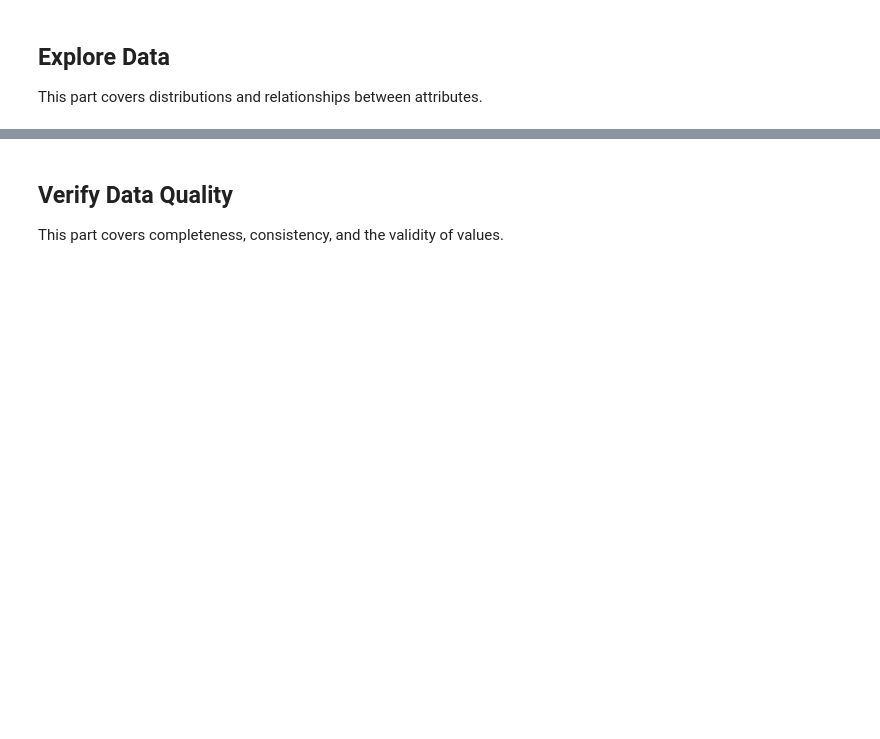
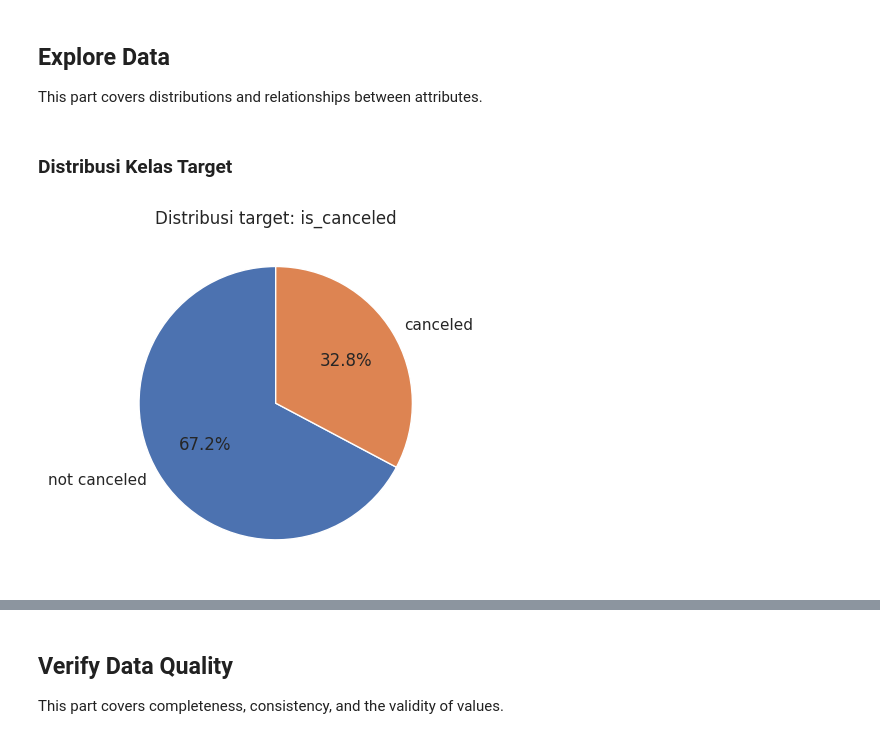
Before and after one commit to EliWidjojo/IF3170_G28_HaalinghamJayaAO3, a Jupyter notebook: notebooks/Notebook Tugas Besar 2 IF3170 Inteligensi Artifisial 2026-2027..ipynb, the cells around one changed output, grey strips where cells are left out. Saved outputs shown, nothing was run; the diff lists cells and outputs as text; code cells hidden in the pictures; blank space fills up the shorter version.

```diff
--- a/notebooks/Notebook Tugas Besar 2 IF3170 Inteligensi Artifisial 2026-2027..ipynb
+++ b/notebooks/Notebook Tugas Besar 2 IF3170 Inteligensi Artifisial 2026-2027..ipynb
@@ -119,6 +151,8 @@ class Settings:
     DATA_DIR = Path("data")
     OUTPUT_DIR = Path("output")
     TARGET = "is_canceled"
+    NUM_COLS = ["num_adults", "num_children", "weekend_nights", "weekday_nights", "days_before_arrival", "prior_cancellations", "prior_completed_bookings", "nightly_rate_idr", "special_requests"]
+    CAT_COLS = ["meal_package", "needs_parking", "room_category", "booking_channel", "is_returning_guest", "arrival_year", "arrival_month", "arrival_day"]
     VALIDATION_SIZE = 0.20
     OUTLIER_IQR_FACTOR = 1.5
     APPLY_PCA = False
@@ -190,27 +295,18 @@ This part covers distributions and relationships between attributes.
+# %% [markdown]
+### Distribusi Kelas Target
 # %%
-# Distribusi target
-if CFG.TARGET in train_df.columns:
-    display(train_df[CFG.TARGET].value_counts(dropna=False).to_frame("jumlah"))
-    display(
-        train_df[CFG.TARGET]
-        .value_counts(normalize=True, dropna=False)
-        .mul(100)
-        .round(2)
-        .to_frame("persentase (%)")
-    )
+target_counts = train_df[CFG.TARGET].value_counts().sort_index()
 
-# Distribusi beberapa atribut numerik
-numeric_preview = train_df.select_dtypes(include=np.number).columns[:6]
-if len(numeric_preview) > 0:
-    train_df[numeric_preview].hist(figsize=(14, 8), bins=30)
-    plt.tight_layout()
-    plt.show()
-
-# Korelasi atribut numerik (termasuk target angka)
-numeric_df = train_df.select_dtypes(include=np.number)
-if numeric_df.shape[1] > 1:
-    plt.figure(figsize=(12, 9))
-    sns.heatmap(numeric_df.corr(), cmap="coolwarm", center=0)
-    plt.title("Korelasi Atribut Numerik")
-    plt.tight_layout()
-    plt.show()
+fig, ax = plt.subplots(figsize=(5, 4))
+ax.pie(
+    target_counts.values,
+    labels=[f"not canceled" if c == 0 else "canceled" for c in target_counts.index],
+    autopct="%.1f%%",
+    colors=["#4C72B0", "#DD8452"],
+    startangle=90,
+)
+ax.set_title("Distribusi target: is_canceled")
+plt.tight_layout()
+plt.show()
+# %% [output]
+[figure, added]
```
Also changed, not shown: parts of 42 cells of this notebook.
